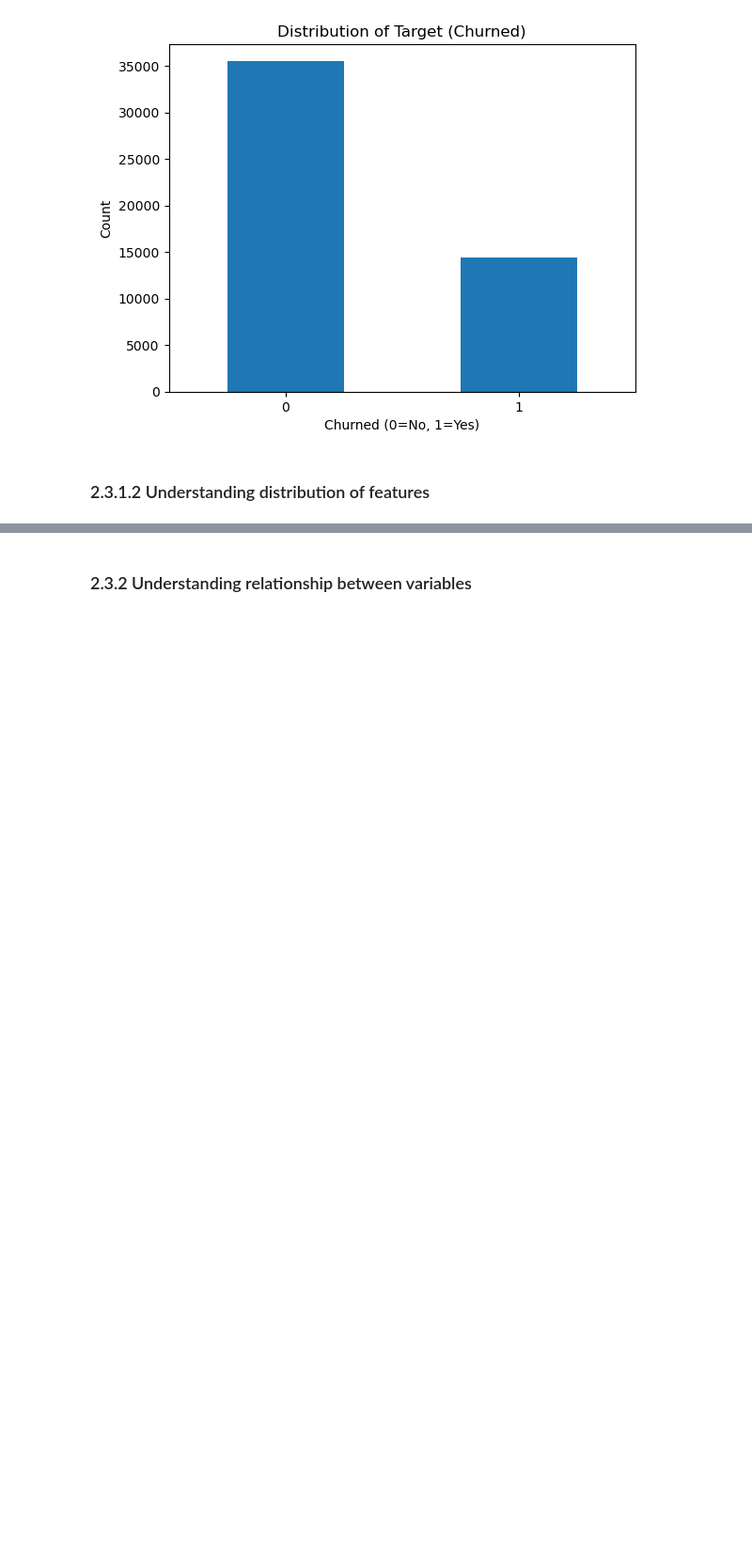
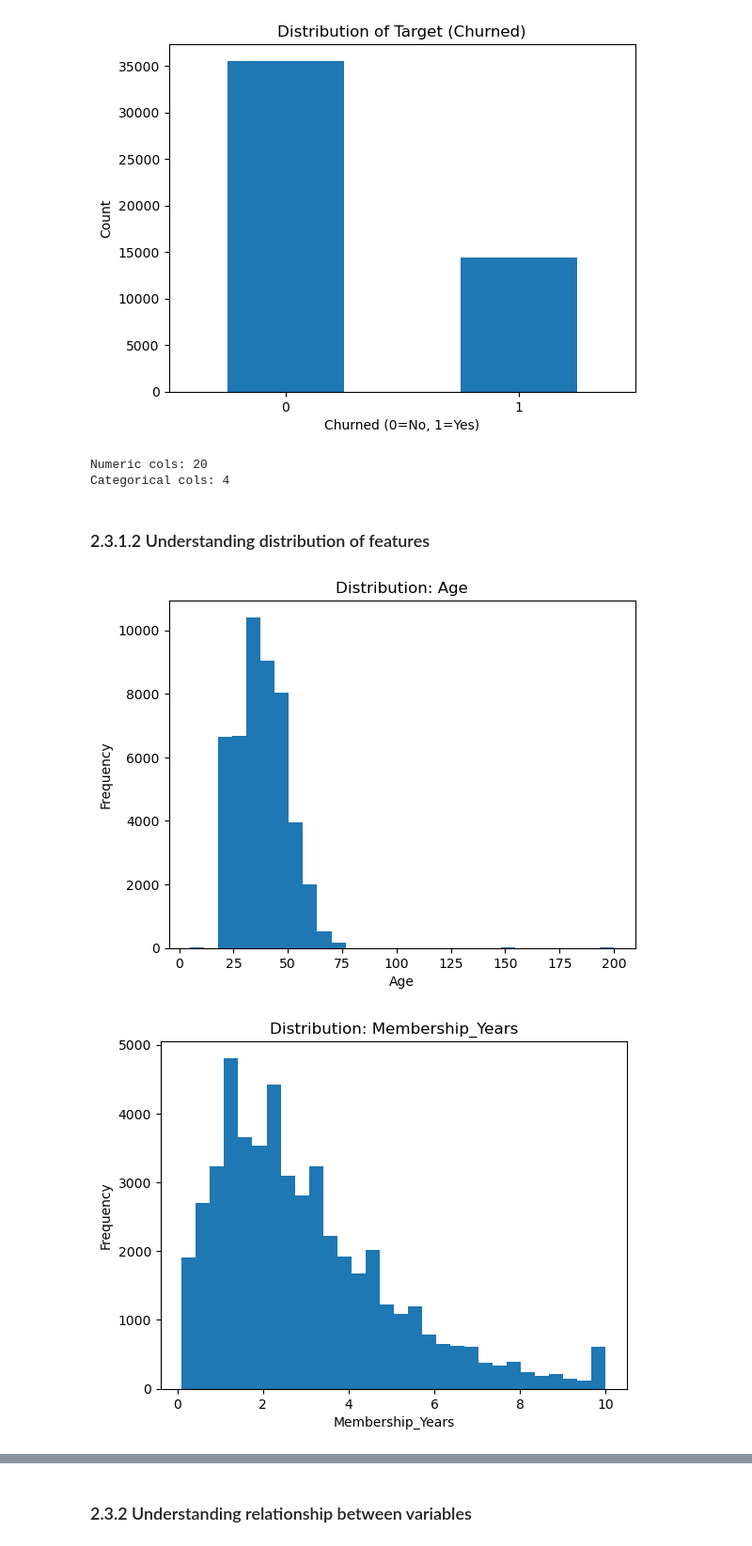
Before and after one commit to sweth-sudhi/MLDP_project_Swetha, a Jupyter notebook: mldp prjt code/MLDP Program Codes Submission Template (1).ipynb, the cells around one changed output, grey strips where cells are left out. Shown at 94% size. Drawn from its saved outputs; the diff is of its cells as text; code cells hidden in the pictures; blank space fills up the shorter version.

Commit message:
feature distribution plots

```diff
--- a/mldp prjt code/MLDP Program Codes Submission Template (1).ipynb
+++ b/mldp prjt code/MLDP Program Codes Submission Template (1).ipynb
@@ -167,7 +167,29 @@ plt.xticks(rotation=0)
 plt.show()
 # %% [output]
 [figure]
+# %%
+X = df.drop(columns=[TARGET])
+y = df[TARGET].astype(int)
+
+num_cols = X.select_dtypes(include=["int64", "float64"]).columns.tolist()
+cat_cols = X.select_dtypes(include=["object"]).columns.tolist()
+
+print("Numeric cols:", len(num_cols))
+print("Categorical cols:", len(cat_cols))
+# %% [output]
+Numeric cols: 20
+Categorical cols: 4
 # %% [markdown]
 ### 2.3.1.2 Understanding distribution of features
 # %%
 ## Understanding distribution of features
+for col in num_cols[:6]:
+    plt.figure()
+    plt.hist(df[col].dropna(), bins=30)
+    plt.title(f"Distribution: {col}")
+    plt.xlabel(col)
+    plt.ylabel("Frequency")
+    plt.show()
+# %% [output]
+[figure, added]
+[figure, added]
```
Also changed, not shown: parts of 2 cells of this notebook.
